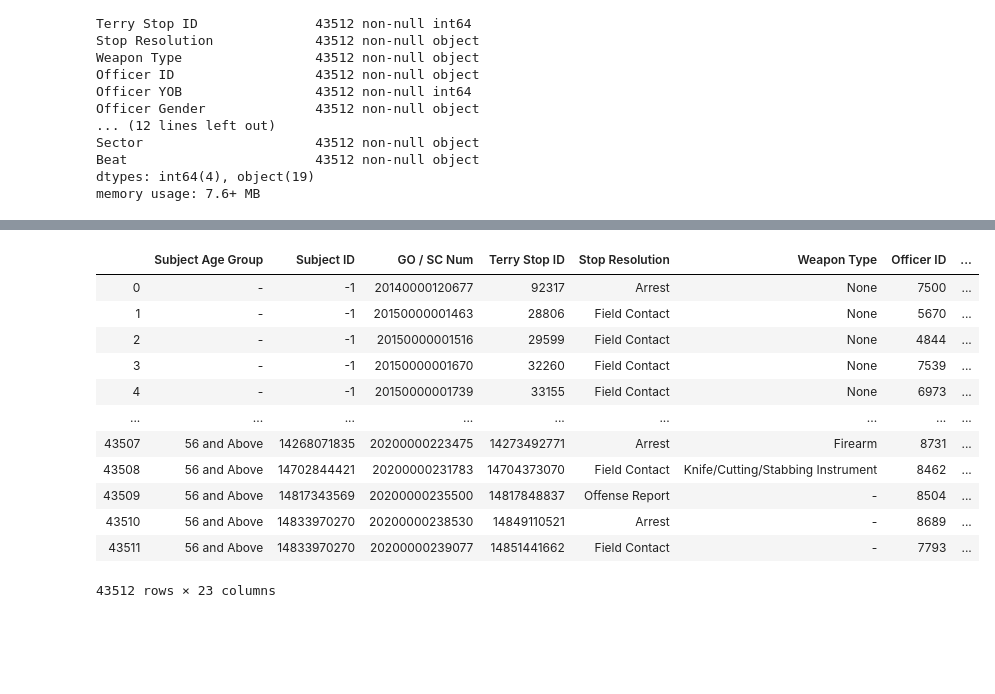
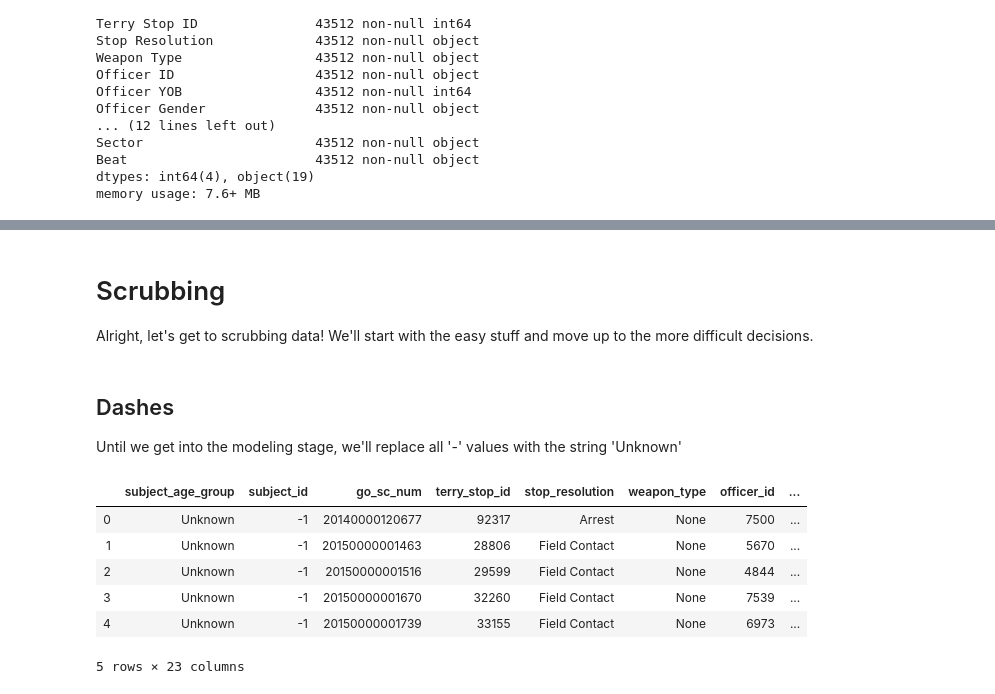
Before and after one commit to bmauss/LogReg_Analysis_of_Terry_Stops, a Jupyter notebook: Obtaining and Scrubbing Data.ipynb, the cells around one changed output, grey strips where cells are left out. Drawn from its saved outputs; the diff is of its cells as text; code cells hidden in the pictures; blank space fills up the shorter version.

Commit message:
started cleaning, pick up on date time change

```diff
--- a/Obtaining and Scrubbing Data.ipynb
+++ b/Obtaining and Scrubbing Data.ipynb
@@ -58,0 +125,8 @@ calltype
+# %%
+df.columns = ['subject_age_group', 'subject_id', 'go_sc_num', 'terry_stop_id',
+       'stop_resolution', 'weapon_type', 'officer_id', 'officer_yob',
+       'officer_gender', 'officer_race', 'subject_perceived_race',
+       'subject_perceived_gender', 'reported_date', 'reported_time',
+       'initial_call_type', 'final_call_type', 'call_type', 'officer_squad',
+       'arrest_flag', 'frisk_flag', 'precinct', 'sector', 'beat']
+df.columns
@@ -59,16 +141,19 @@ calltype
+# %% [markdown]
+# Scrubbing
+
+Alright, let's get to scrubbing data! We'll start with the easy stuff and move up to the more difficult decisions.
+# %% [markdown]
+## Dashes
+Until we get into the modeling stage, we'll replace all '-' values with the string 'Unknown'
+# %%
+df = df.replace('-', 'Unknown')
 # %%
-df
+df.head()
 # %% [output]
-|  | Subject Age Group | Subject ID | GO / SC Num | Terry Stop ID | Stop Resolution | Weapon Type | Officer ID | ... |
-| 0 | - | -1 | 20140000120677 | 92317 | Arrest | None | 7500 | ... |
-| 1 | - | -1 | 20150000001463 | 28806 | Field Contact | None | 5670 | ... |
-| 2 | - | -1 | 20150000001516 | 29599 | Field Contact | None | 4844 | ... |
-| 3 | - | -1 | 20150000001670 | 32260 | Field Contact | None | 7539 | ... |
-| 4 | - | -1 | 20150000001739 | 33155 | Field Contact | None | 6973 | ... |
-| ... | ... | ... | ... | ... | ... | ... | ... | ... |
-| 43507 | 56 and Above | 14268071835 | 20200000223475 | 14273492771 | Arrest | Firearm | 8731 | ... |
-| 43508 | 56 and Above | 14702844421 | 20200000231783 | 14704373070 | Field Contact | Knife/Cutting/Stabbing Instrument | 8462 | ... |
-| 43509 | 56 and Above | 14817343569 | 20200000235500 | 14817848837 | Offense Report | - | 8504 | ... |
-| 43510 | 56 and Above | 14833970270 | 20200000238530 | 14849110521 | Arrest | - | 8689 | ... |
-| 43511 | 56 and Above | 14833970270 | 20200000239077 | 14851441662 | Field Contact | - | 7793 | ... |
+|  | subject_age_group | subject_id | go_sc_num | terry_stop_id | stop_resolution | weapon_type | officer_id | ... |
+| 0 | Unknown | -1 | 20140000120677 | 92317 | Arrest | None | 7500 | ... |
+| 1 | Unknown | -1 | 20150000001463 | 28806 | Field Contact | None | 5670 | ... |
+| 2 | Unknown | -1 | 20150000001516 | 29599 | Field Contact | None | 4844 | ... |
+| 3 | Unknown | -1 | 20150000001670 | 32260 | Field Contact | None | 7539 | ... |
+| 4 | Unknown | -1 | 20150000001739 | 33155 | Field Contact | None | 6973 | ... |
-43512 rows × 23 columns
+5 rows × 23 columns
```
Also changed, not shown: parts of 33 cells of this notebook, 2 other files.
